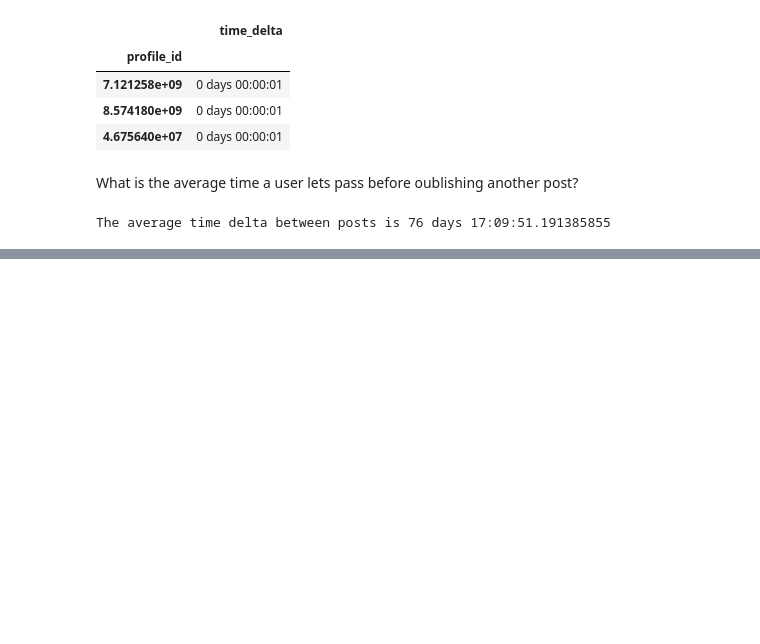
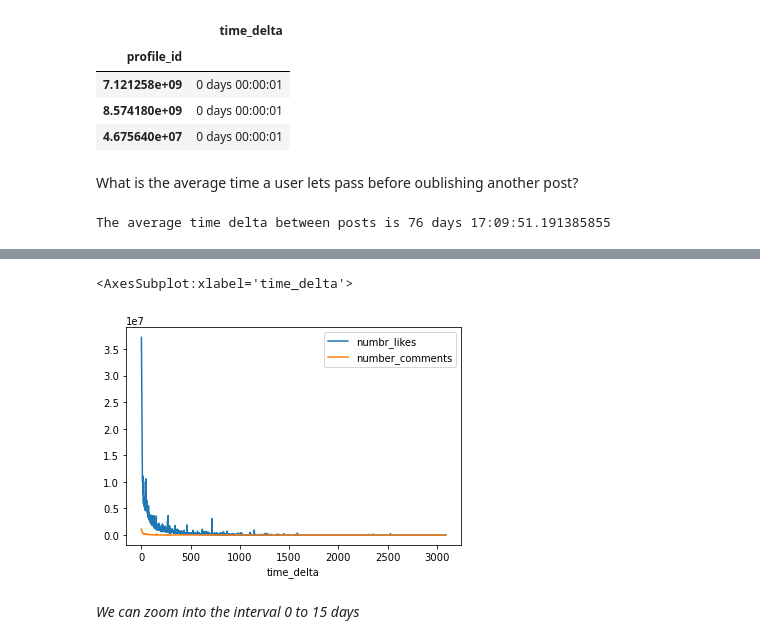
Before and after one commit to sophiaBalestrucci/ADM-HW2, a Jupyter notebook: HW2.ipynb, the cells around one changed output, grey strips where cells are left out. Cells and saved outputs as stored; diff of their text form; code cells hidden in the pictures; blank space fills up the shorter version.

```diff
--- a/HW2.ipynb
+++ b/HW2.ipynb
@@ -529,0 +536,43 @@ Plot the time intervals with the highest average number of “likes” and the o
+# %%
+gt2_filter = pd.DataFrame(posts.groupby("profile_id")["post_id"].count() > 2)
+gt2_filter.rename(columns={"post_id":"has_minimum_posts"},inplace=True)
+
+post_per_profile = posts.groupby("profile_id")["post_id"].count()
+quant = np.quantile(post_per_profile, .25)
+gt2_filter = pd.DataFrame(post_per_profile > quant)
+gt2_filter.rename(columns={"post_id":"has_minimum_posts"},inplace=True)
+
+s_prof = posts.join(gt2_filter, how="left",on="profile_id")
+s_prof = s_prof[s_prof["has_minimum_posts"]==True]
+s_prof["cts"] = s_prof["cts"].astype("datetime64[ns]")
+
+del posts
+
+s_prof.sort_values(["profile_id","cts"],ascending=False,inplace=True)
+
+previous_post = s_prof.groupby("profile_id")["cts"].shift(-1)
+time_delta = s_prof["cts"]-previous_post
+s_prof.insert(3,"time_delta",time_delta)
+# %%
+# cutting the tail after 10 days as it has lower number of comments and likes
+interval = s_prof[s_prof["time_delta"] > pd.Timedelta(0,unit="days")]
+
+# df with the mean of likes and comments
+mean_l_c = interval.groupby("profile_id")[["numbr_likes","number_comments"]].mean()
+
+# df with the mean of time_delta
+mean_time_delts = interval.groupby("profile_id")["time_delta"].mean()
+# %%
+# joining the two dataframes (likes and comments + timedelta)
+l_c_per_time_delta = mean_l_c.join(mean_time_delts,on="profile_id", how="left")
+# %%
+# group by days
+days = l_c_per_time_delta.time_delta.dt.days
+plot = l_c_per_time_delta.groupby(days)[["numbr_likes","number_comments"]].sum()
+# %%
+plot.plot()
+# %% [output]
+<AxesSubplot:xlabel='time_delta'>
+[figure, added]
+# %% [markdown]
+_We can zoom into the interval 0 to 15 days_
```
Also changed, not shown: parts of 8 cells of this notebook.
